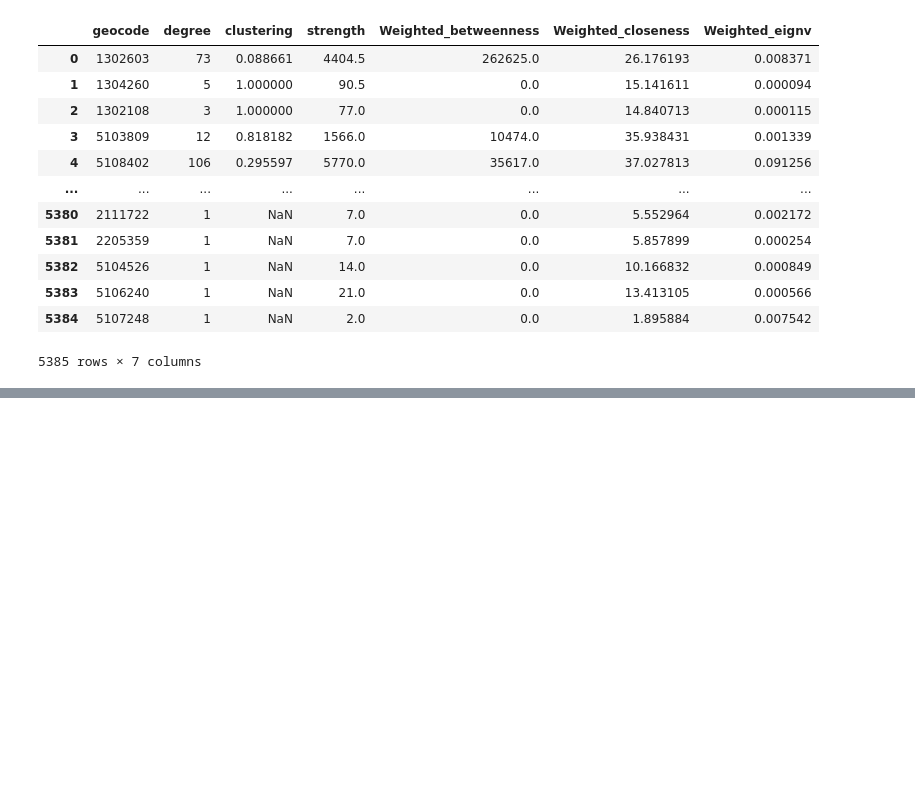
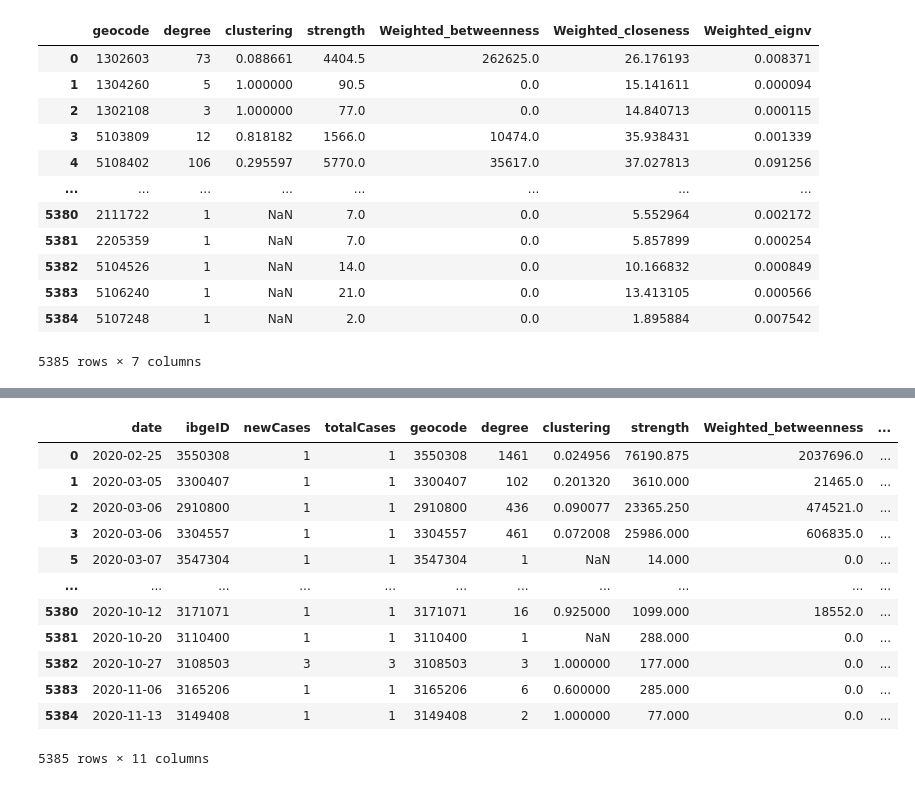
Before and after one commit to Romz16/Mob_COVID_project, a Jupyter notebook: Spearman Correlation.ipynb, the cells around one changed output, grey strips where cells are left out. Saved outputs shown, nothing was run; the diff lists cells and outputs as text; code cells hidden in the pictures; blank space fills up the shorter version.

```diff
--- a/Spearman Correlation.ipynb
+++ b/Spearman Correlation.ipynb
@@ -126,0 +86,16 @@ df
+# %%
+df
+# %% [output]
+|  | date | ibgeID | newCases | totalCases | geocode | degree | clustering | strength | Weighted_betweenness | ... |
+| 0 | 2020-02-25 | 3550308 | 1 | 1 | 3550308 | 1461 | 0.024956 | 76190.875 | 2037696.0 | ... |
+| 1 | 2020-03-05 | 3300407 | 1 | 1 | 3300407 | 102 | 0.201320 | 3610.000 | 21465.0 | ... |
+| 2 | 2020-03-06 | 2910800 | 1 | 1 | 2910800 | 436 | 0.090077 | 23365.250 | 474521.0 | ... |
+| 3 | 2020-03-06 | 3304557 | 1 | 1 | 3304557 | 461 | 0.072008 | 25986.000 | 606835.0 | ... |
+| 5 | 2020-03-07 | 3547304 | 1 | 1 | 3547304 | 1 | NaN | 14.000 | 0.0 | ... |
+| ... | ... | ... | ... | ... | ... | ... | ... | ... | ... | ... |
+| 5380 | 2020-10-12 | 3171071 | 1 | 1 | 3171071 | 16 | 0.925000 | 1099.000 | 18552.0 | ... |
+| 5381 | 2020-10-20 | 3110400 | 1 | 1 | 3110400 | 1 | NaN | 288.000 | 0.0 | ... |
+| 5382 | 2020-10-27 | 3108503 | 3 | 3 | 3108503 | 3 | 1.000000 | 177.000 | 0.0 | ... |
+| 5383 | 2020-11-06 | 3165206 | 1 | 1 | 3165206 | 6 | 0.600000 | 285.000 | 0.0 | ... |
+| 5384 | 2020-11-13 | 3149408 | 1 | 1 | 3149408 | 2 | 1.000000 | 77.000 | 0.0 | ... |
+5385 rows × 11 columns
```
Also changed, not shown: parts of 7 cells of this notebook.
